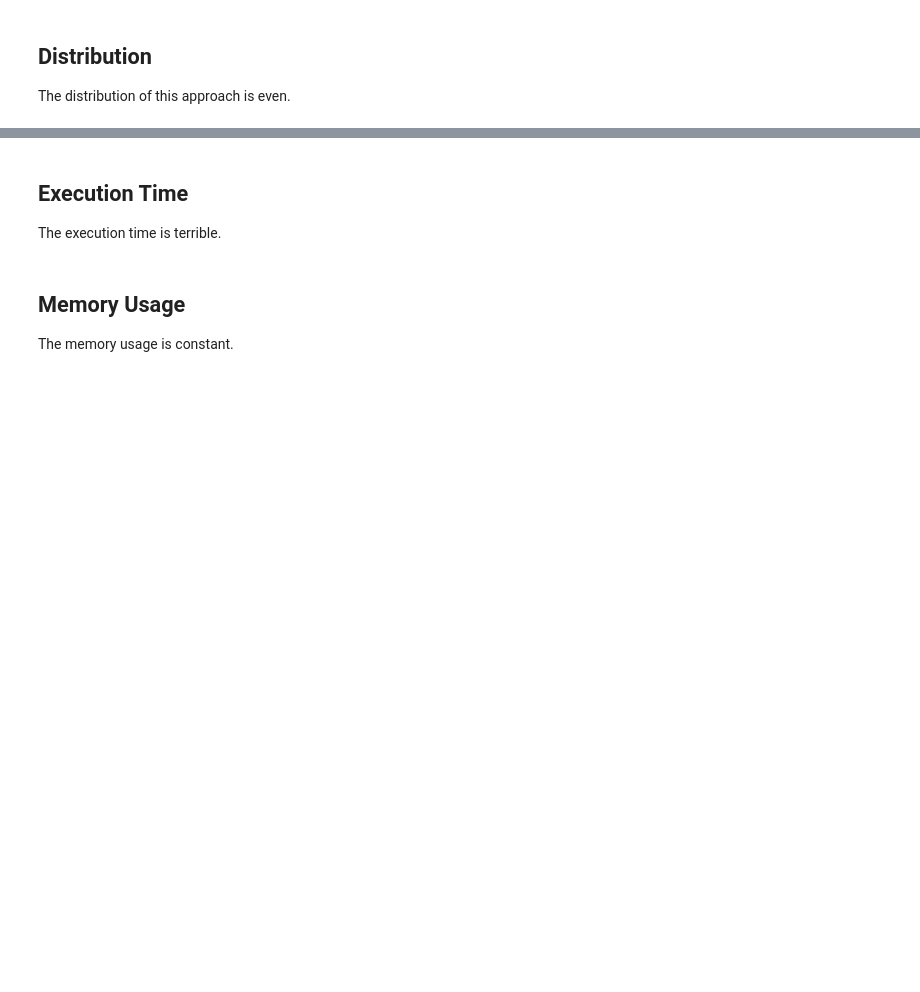
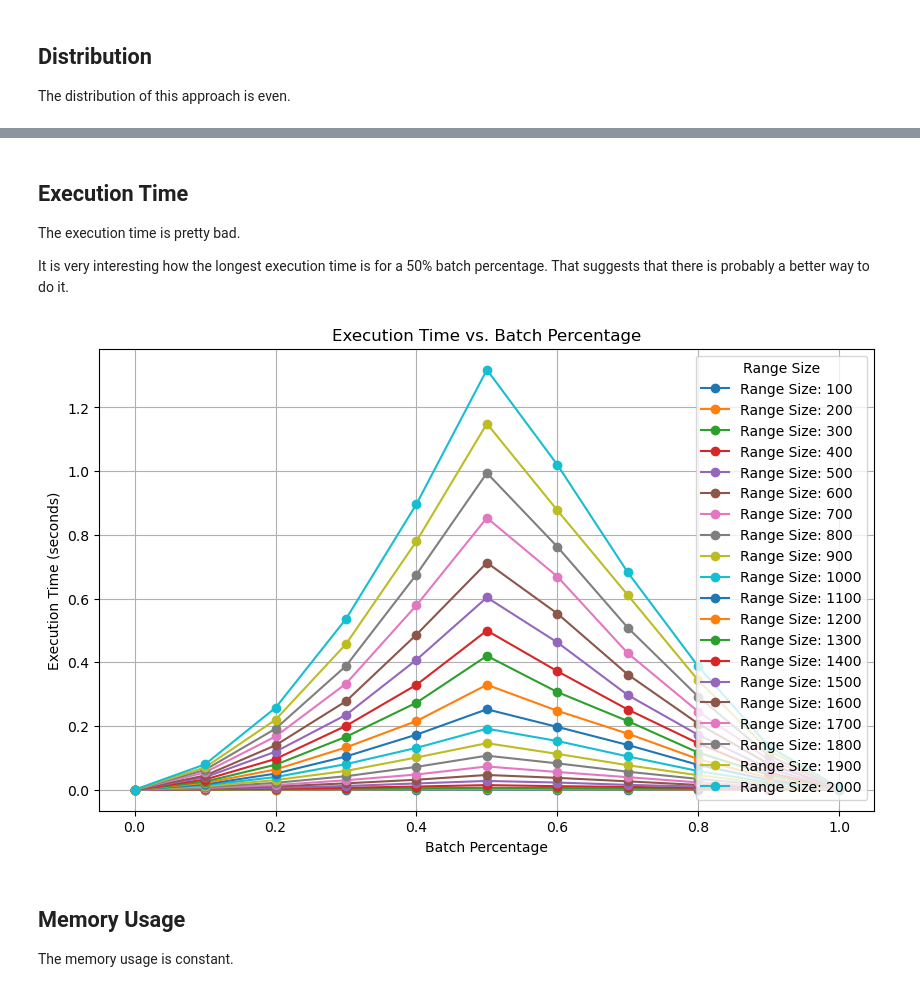
Before and after one commit to steinybot/unirangen, a Jupyter notebook: 4 - Search.ipynb, the cells around one changed output, grey strips where cells are left out. Saved outputs shown, nothing was run; the diff lists cells and outputs as text; code cells hidden in the pictures; blank space fills up the shorter version.

Commit message:
Update execution times

```diff
--- a/4 - Search.ipynb
+++ b/4 - Search.ipynb
@@ -59,12 +59,16 @@ P-Value: 0.18928310065201356
 # %% [markdown]
 ## Execution Time
 
-The execution time is terrible.
+The execution time is pretty bad.
+
+It is very interesting how the longest execution time is for a 50% batch percentage. That suggests that there is probably a better way to do it.
 # %%
 import plot
 
-#df = run.measure_time(lambda range_size, batch_size: generate_unique_random_numbers(1, range_size, batch_size))
-#plot.execution_time(df)
+df = run.measure_time(lambda range_size, batch_size: generate_unique_random_numbers(1, range_size, batch_size), range(100,2001,100), 10)
+plot.execution_time(df)
+# %% [output]
+[figure, added]
 # %% [markdown]
 ## Memory Usage
 
```
Also changed, not shown: parts of 2 cells of this notebook, 5 other files.
